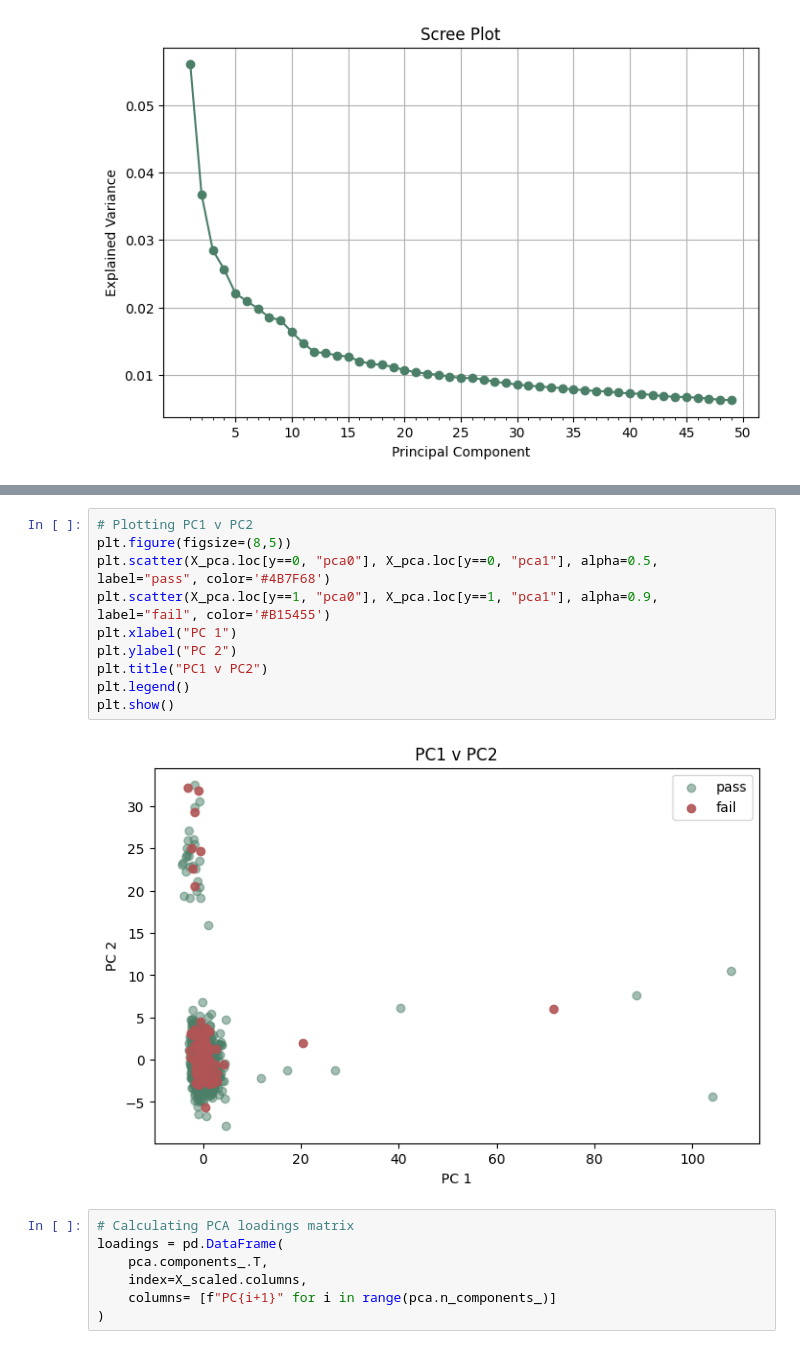
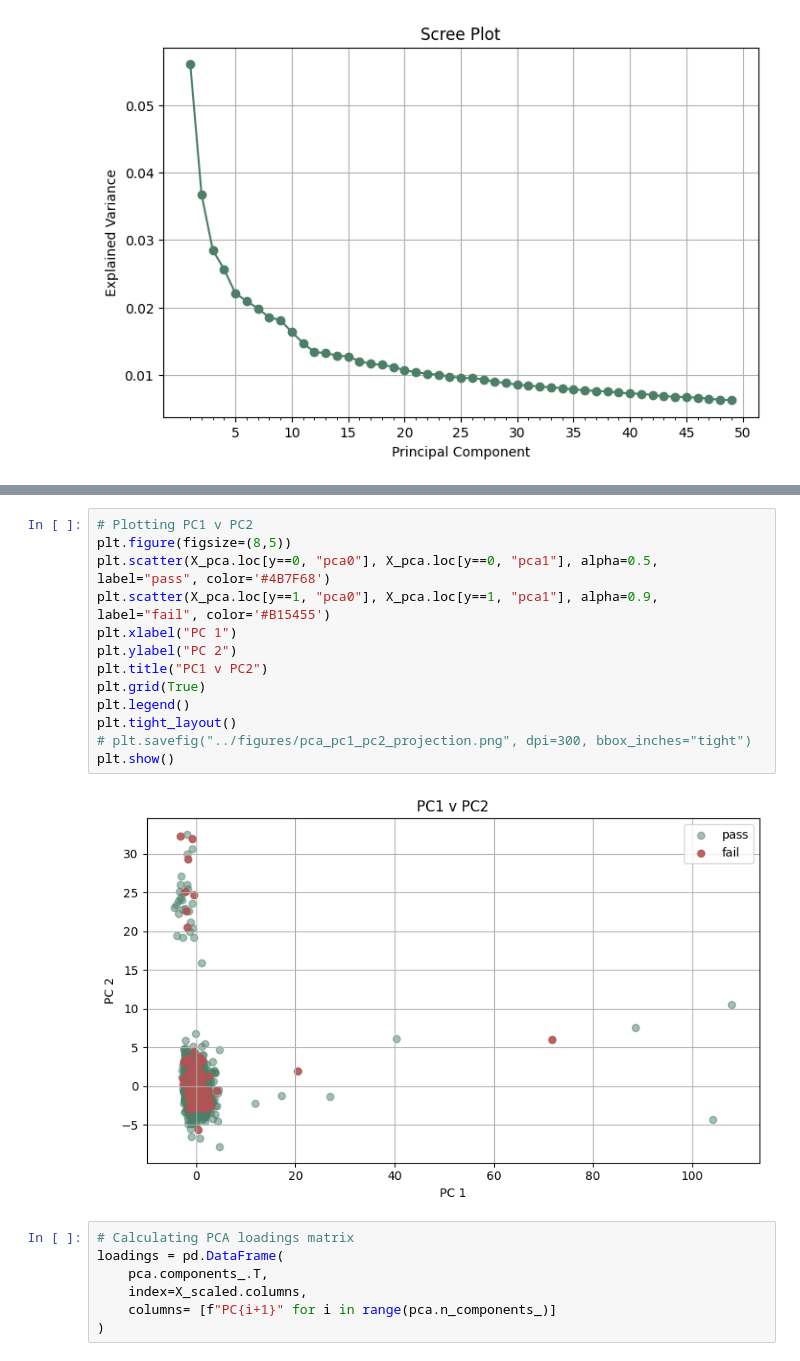
Before and after one commit to intuitiveengineer/secom-ml, a Jupyter notebook: notebooks/00-data-exploration.ipynb, the cells around one changed output, grey strips where cells are left out. Drawn from its saved outputs; the diff is of its cells as text.

```diff
--- a/notebooks/00-data-exploration.ipynb
+++ b/notebooks/00-data-exploration.ipynb
@@ -172,15 +177,18 @@ plt.show()
 # %%
 # Plotting PC1 v PC2
 plt.figure(figsize=(8,5))
 plt.scatter(X_pca.loc[y==0, "pca0"], X_pca.loc[y==0, "pca1"], alpha=0.5, label="pass", color='#4B7F68')
 plt.scatter(X_pca.loc[y==1, "pca0"], X_pca.loc[y==1, "pca1"], alpha=0.9, label="fail", color='#B15455')
 plt.xlabel("PC 1")
 plt.ylabel("PC 2")
 plt.title("PC1 v PC2")
+plt.grid(True)
 plt.legend()
+plt.tight_layout()
+# plt.savefig("../figures/pca_pc1_pc2_projection.png", dpi=300, bbox_inches="tight")
 plt.show()
 # %% [output]
-[figure, old version]
+[figure, new version]
 # %%
 # Calculating PCA loadings matrix
 loadings = pd.DataFrame(
```
Also changed, not shown: parts of 5 cells of this notebook, 26 other files.
